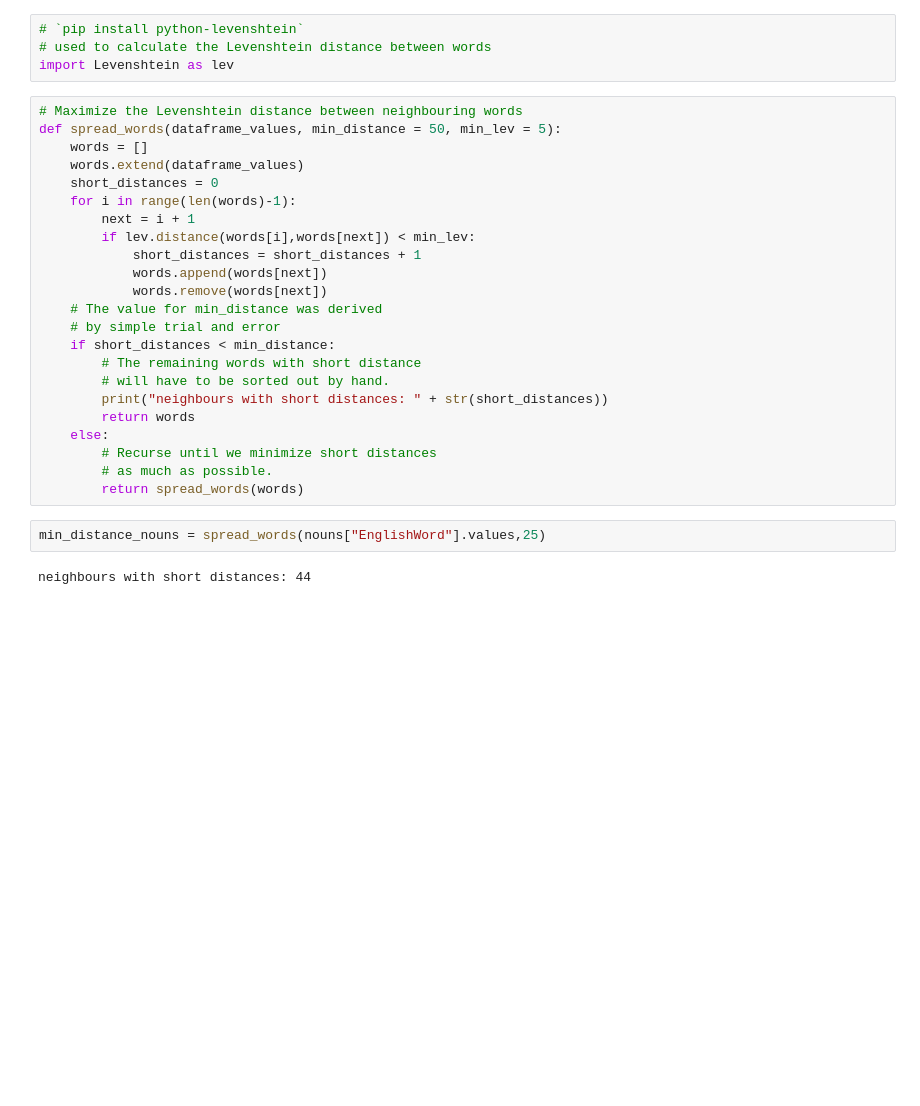
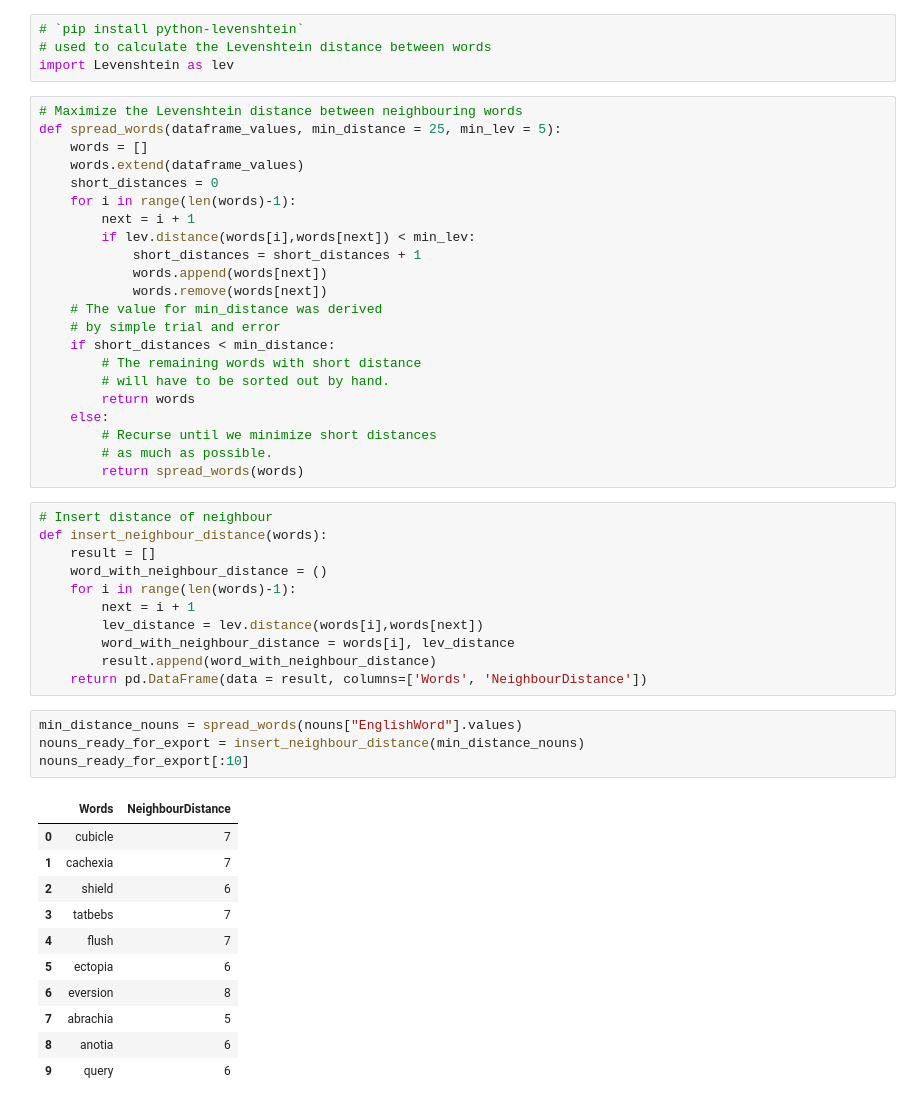
Before and after one commit to sdaros/placeword, a Jupyter notebook: dictcc_dictionary.ipynb, the cells around one changed output. Drawn from its saved outputs; the diff is of its cells as text; blank space fills up the shorter version.

Commit message:
Include NeighbourDistance in exported csv files

```diff
--- a/dictcc_dictionary.ipynb
+++ b/dictcc_dictionary.ipynb
@@ -176,7 +176,7 @@ verb = dictcc_df_filtered[dictcc_df_filtered["WordType"] == "verb"]
 import Levenshtein as lev
 # %%
 # Maximize the Levenshtein distance between neighbouring words
-def spread_words(dataframe_values, min_distance = 50, min_lev = 5):
+def spread_words(dataframe_values, min_distance = 25, min_lev = 5):
     words = []
     words.extend(dataframe_values)
     short_distances = 0
@@ -191,15 +191,37 @@ def spread_words(dataframe_values, min_distance = 50, min_lev = 5):
     if short_distances < min_distance:
         # The remaining words with short distance
         # will have to be sorted out by hand.
-        print("neighbours with short distances: " + str(short_distances))
         return words
     else:
         # Recurse until we minimize short distances
         # as much as possible.
         return spread_words(words)
+# %%
+# Insert distance of neighbour
+def insert_neighbour_distance(words):
+    result = []
+    word_with_neighbour_distance = ()
+    for i in range(len(words)-1):
+        next = i + 1
+        lev_distance = lev.distance(words[i],words[next])
+        word_with_neighbour_distance = words[i], lev_distance
+        result.append(word_with_neighbour_distance)
+    return pd.DataFrame(data = result, columns=['Words', 'NeighbourDistance'])
 # %%
-min_distance_nouns = spread_words(nouns["EnglishWord"].values,25)
+min_distance_nouns = spread_words(nouns["EnglishWord"].values)
+nouns_ready_for_export = insert_neighbour_distance(min_distance_nouns)
+nouns_ready_for_export[:10]
 # %% [output]
-neighbours with short distances: 44
+|  | Words | NeighbourDistance |
+| 0 | cubicle | 7 |
+| 1 | cachexia | 7 |
+| 2 | shield | 6 |
+| 3 | tatbebs | 7 |
+| 4 | flush | 7 |
+| 5 | ectopia | 6 |
+| 6 | eversion | 8 |
+| 7 | abrachia | 5 |
+| 8 | anotia | 6 |
+| 9 | query | 6 |
 # %%
 min_distance_adjectives = spread_words(adjectives["EnglishWord"].values)
```
Also changed, not shown: parts of 6 cells of this notebook, 2 other files.
